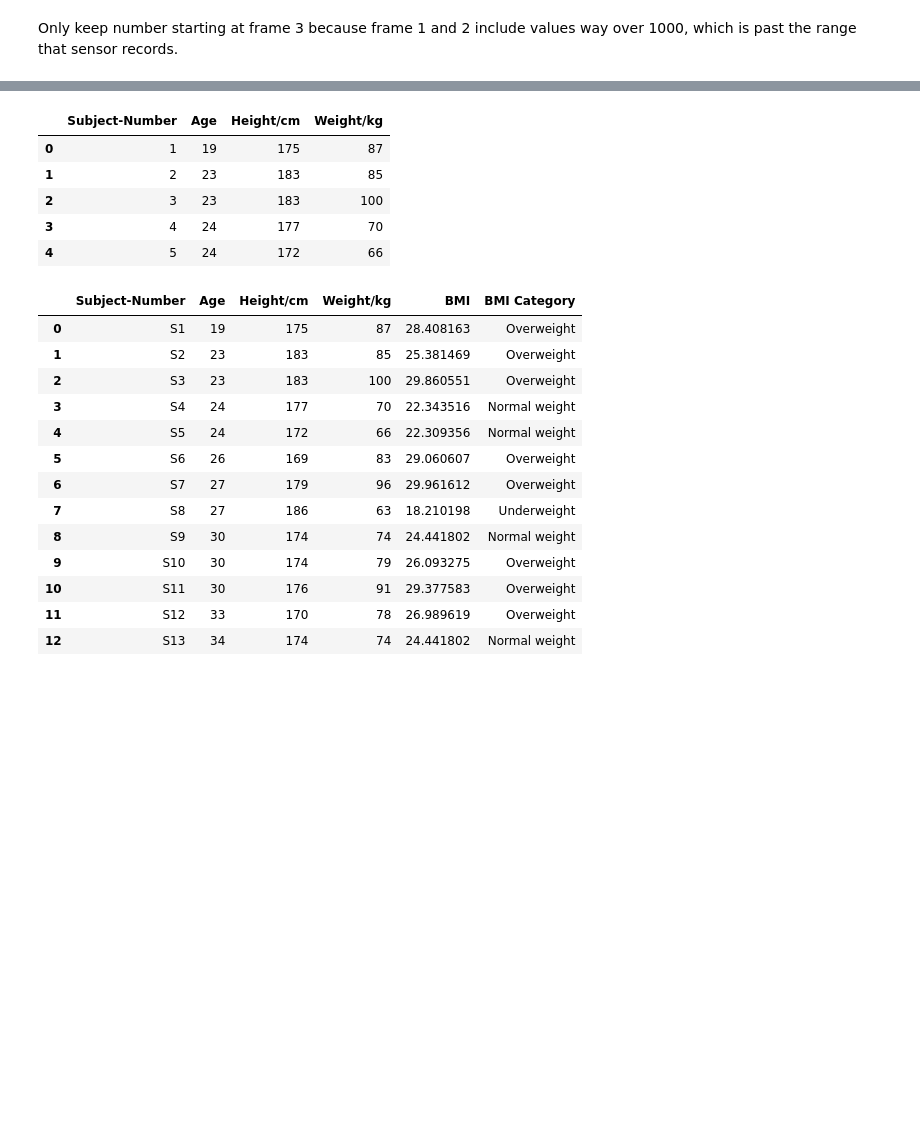
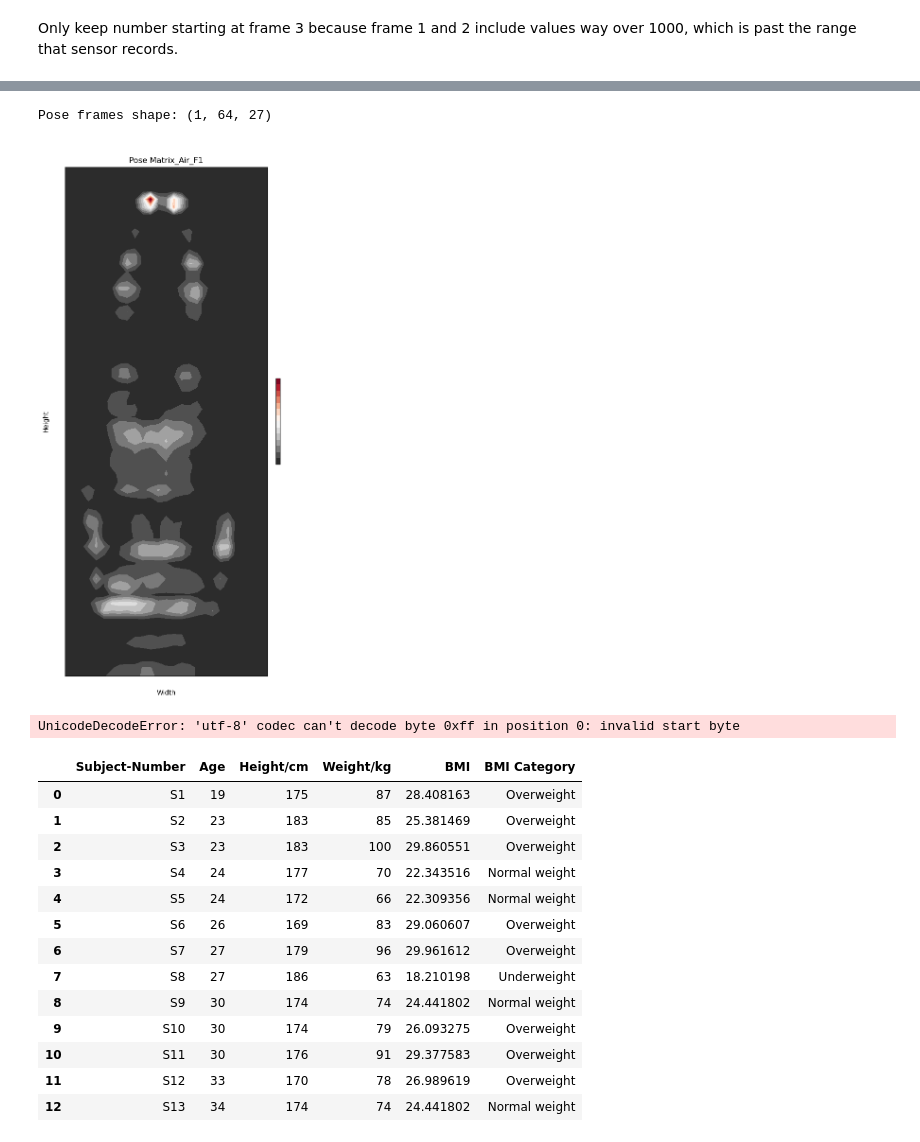
Before and after one commit to cecilia-lin/PosturePress, a Jupyter notebook: exploratory_data_analysis/guoxuan_eda.ipynb, the cells around one changed output, grey strips where cells are left out. Drawn from its saved outputs; the diff is of its cells as text; code cells hidden in the pictures; blank space fills up the shorter version.

```diff
--- a/exploratory_data_analysis/guoxuan_eda.ipynb
+++ b/exploratory_data_analysis/guoxuan_eda.ipynb
@@ -166,13 +259,62 @@ plot_pose_comparison(pose1_id="1", pose2_id="2")
+# %%
+import numpy as np
+import matplotlib.pyplot as plt
+
+def plot_single_pose(pose_id='Matrix_Air_B1', levels=15):
+    all_frames_pose = []
+
+    # Collect frames for the specified pose
+    if pose_id in test['S1']['Air_Mat']:
+        all_frames_pose = test['S1']['Air_Mat'][pose_id]
+
+    if all_frames_pose.size > 0:
+        # Reshape frames to 27x64
+        frames_pose = all_frames_pose.reshape(-1, 64, 27)
+
+        print(f"Pose frames shape: {frames_pose.shape}")
+
+        # Compute average pressure map for the posture
+        avg_pose = np.mean(frames_pose, axis=0)  # Mean over frames
+
+        # Find min/max for color scale
+        vmin = avg_pose.min()
+        vmax = avg_pose.max()
+
+        # Generate contour levels
+        contour_levels = np.linspace(vmin, vmax, levels)
+
+        # Generate contour plot
+        fig, ax = plt.subplots(figsize=(6, 12))
+
+        # Contour Plot for the Pose
+        X, Y = np.meshgrid(np.arange(avg_pose.shape[1]), np.arange(avg_pose.shape[0]))
+        contour = ax.contourf(X, Y, avg_pose, levels=contour_levels, cmap='RdGy_r', vmin=vmin, vmax=vmax)
+        ax.set_title(f'Pose {pose_id}')
+        ax.set_xlabel('Width')
+        ax.set_ylabel('Height')
+        ax.invert_yaxis()
+        ax.tick_params(colors='white')
+
+        # Colorbar for the plot with white font
+        cbar = fig.colorbar(contour, ax=ax, orientation='vertical', fraction=0.02, pad=0.04)
+        cbar.set_label('Pressure', color='white')
+        cbar.ax.yaxis.set_tick_params(color='white')  # Change tick color
+        plt.setp(cbar.ax.yaxis.get_ticklabels(), color='white')  # Change tick label color
+
+        # Set white text for the entire figure
+        plt.suptitle(f'Pressure Map: Posture {pose_id}', color='white')
+        plt.tight_layout()
+        plt.show()
+
+plot_single_pose('Matrix_Air_F1')
+# %% [output]
+Pose frames shape: (1, 64, 27)
+[figure, added]
 # %%
-info = pd.read_csv('../data/subject_info.csv')
+info = pd.read_csv('../data/experiment-i/subject-info-i.csv')
 info.head()
 # %% [output]
-|  | Subject-Number | Age | Height/cm | Weight/kg |
-| 0 | 1 | 19 | 175 | 87 |
-| 1 | 2 | 23 | 183 | 85 |
-| 2 | 3 | 23 | 183 | 100 |
-| 3 | 4 | 24 | 177 | 70 |
-| 4 | 5 | 24 | 172 | 66 |
+UnicodeDecodeError: 'utf-8' codec can't decode byte 0xff in position 0: invalid start byte
 # %%
 info['BMI'] =  info['Weight/kg'] / ((info['Height/cm'] / 100)**2)
 
```
Also changed, not shown: parts of 14 cells of this notebook, 2 other files.
